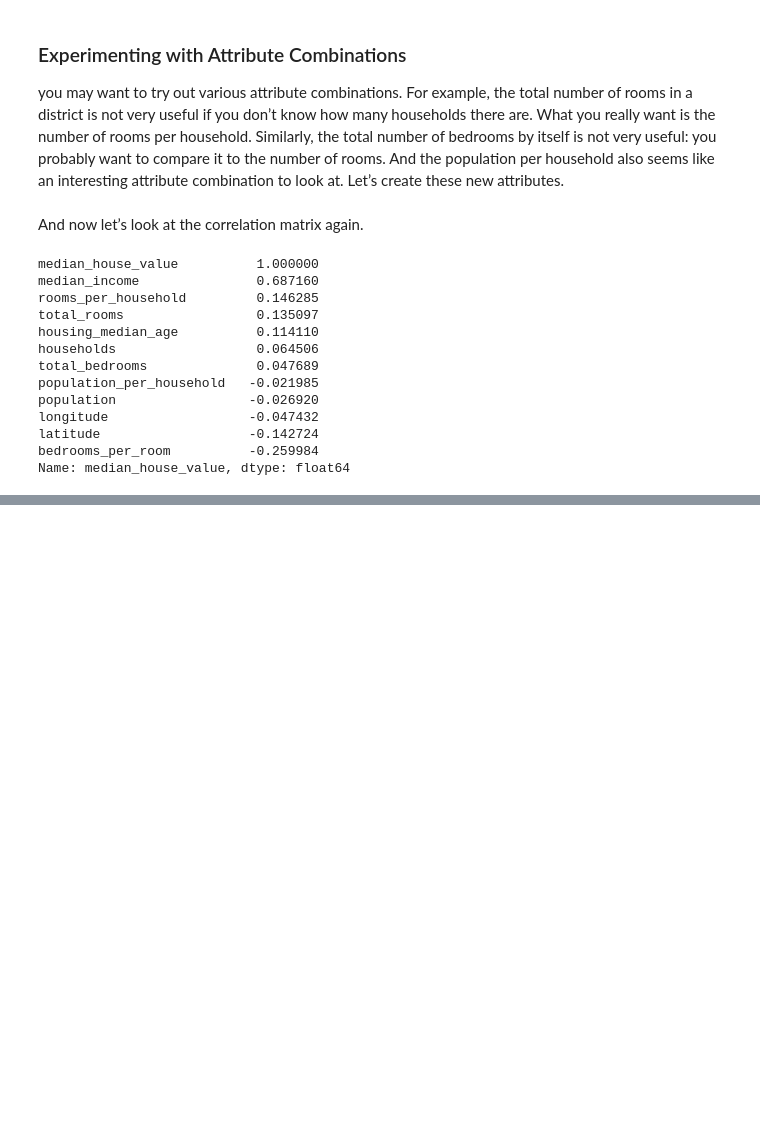
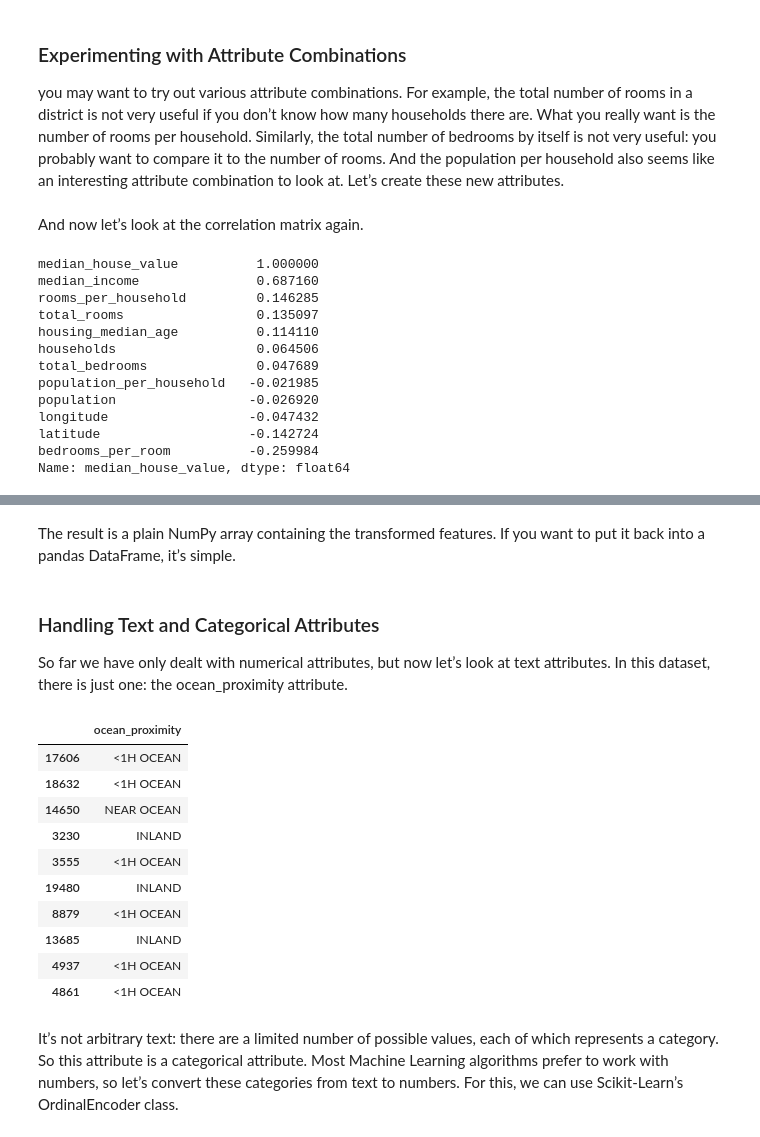
Before and after one commit to khmkarimhisham/Hands-On-Machine-Learning-Book, a Jupyter notebook: Chapter 02 End to end machine learning project.ipynb, the cells around one changed output, grey strips where cells are left out. Drawn from its saved outputs; the diff is of its cells as text; code cells hidden in the pictures; blank space fills up the shorter version.

```diff
--- a/Chapter 02 End to end machine learning project.ipynb
+++ b/Chapter 02 End to end machine learning project.ipynb
@@ -361,0 +419,3 @@ housing_labels = strat_train_set["median_house_value"].copy()
+# %% [markdown]
+The result is a plain NumPy array containing the transformed features. If you want to
+put it back into a pandas DataFrame, it’s simple.
@@ -361,0 +424,23 @@ housing_labels = strat_train_set["median_house_value"].copy()
+# %% [markdown]
+### Handling Text and Categorical Attributes
+
+So far we have only dealt with numerical attributes, but now let’s look at text
+attributes. In this dataset, there is just one: the ocean_proximity attribute.
+# %%
+housing_cat = housing[["ocean_proximity"]]
+# %%
+housing_cat.head(10)
+# %% [output]
+|  | ocean_proximity |
+| 17606 | <1H OCEAN |
+| 18632 | <1H OCEAN |
+| 14650 | NEAR OCEAN |
+| 3230 | INLAND |
+| 3555 | <1H OCEAN |
+| 19480 | INLAND |
+| 8879 | <1H OCEAN |
+| 13685 | INLAND |
+| 4937 | <1H OCEAN |
+| 4861 | <1H OCEAN |
+# %% [markdown]
+It’s not arbitrary text: there are a limited number of possible values, each of which represents a category. So this attribute is a categorical attribute. Most Machine Learning algorithms prefer to work with numbers, so let’s convert these categories from text to numbers. For this, we can use Scikit-Learn’s OrdinalEncoder class.
```
Also changed, not shown: parts of 55 cells of this notebook.
